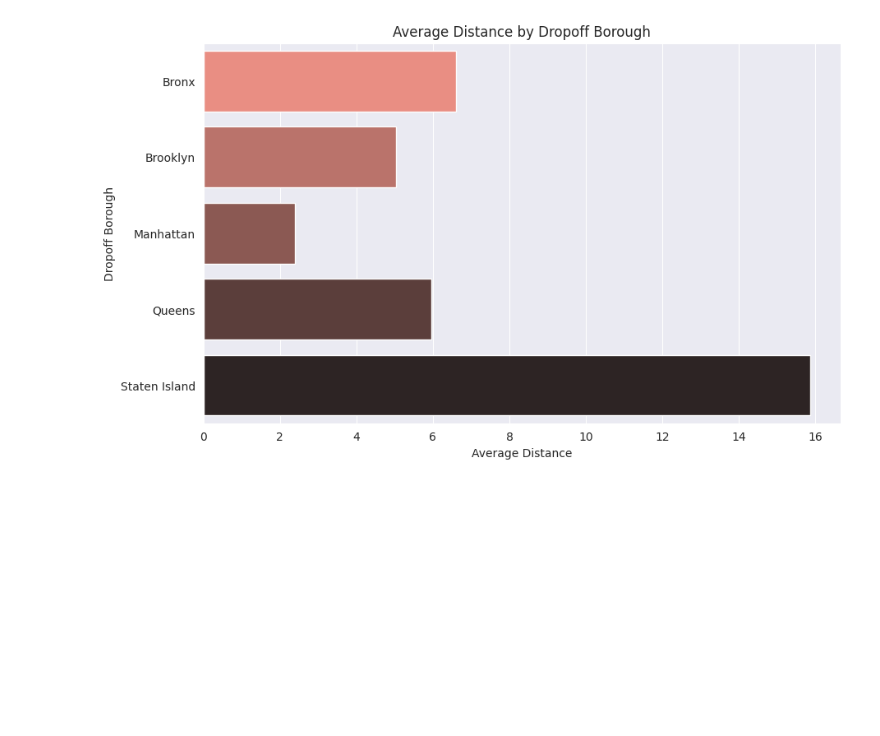
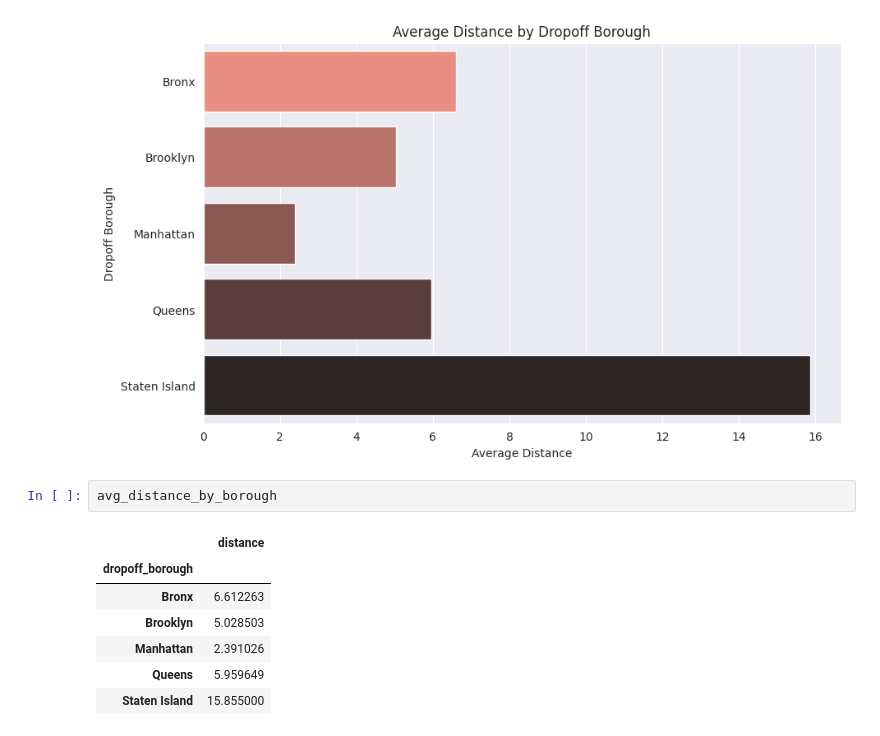
Before and after one commit to MarinaHolland/Python-Intro-for-Data-Science-at-CodeSpace, a Jupyter notebook: Notebooks/Lesson IV - Matplotlib and Seaborn.ipynb, the cells around one changed output. Saved outputs shown, nothing was run; the diff lists cells and outputs as text; blank space fills up the shorter version.

```diff
--- a/Notebooks/Lesson IV - Matplotlib and Seaborn.ipynb
+++ b/Notebooks/Lesson IV - Matplotlib and Seaborn.ipynb
@@ -671,3 +664,13 @@ plt.ylabel('Dropoff Borough')
 # %% [output]
 Text(0, 0.5, 'Dropoff Borough')
 [figure]
+# %%
+avg_distance_by_borough
+# %% [output]
+|  | distance |
+| dropoff_borough |  |
+| Bronx | 6.612263 |
+| Brooklyn | 5.028503 |
+| Manhattan | 2.391026 |
+| Queens | 5.959649 |
+| Staten Island | 15.855000 |
```
Also changed, not shown: parts of 7 cells of this notebook.
